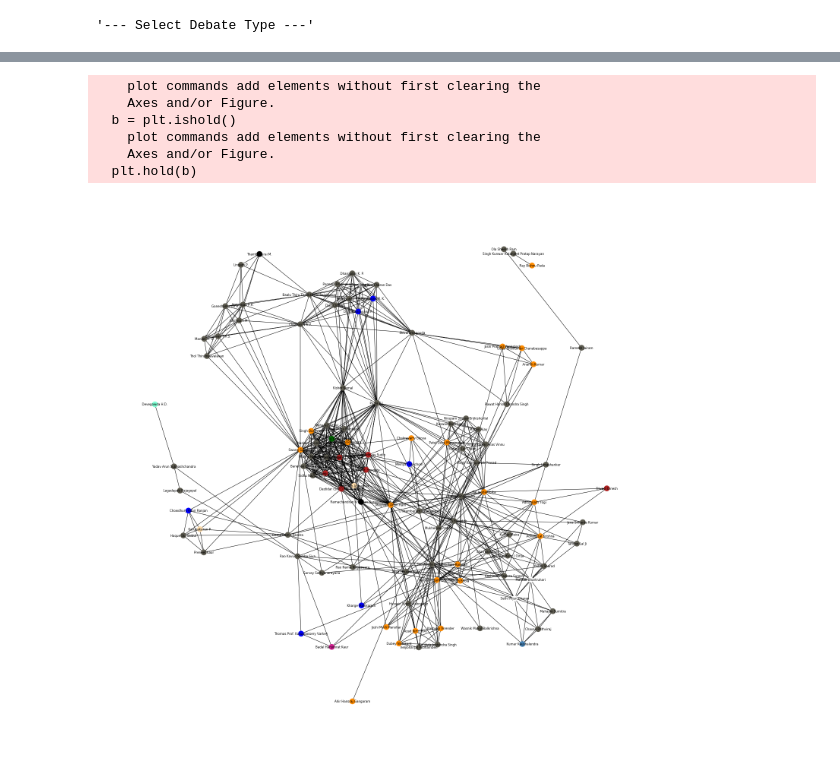
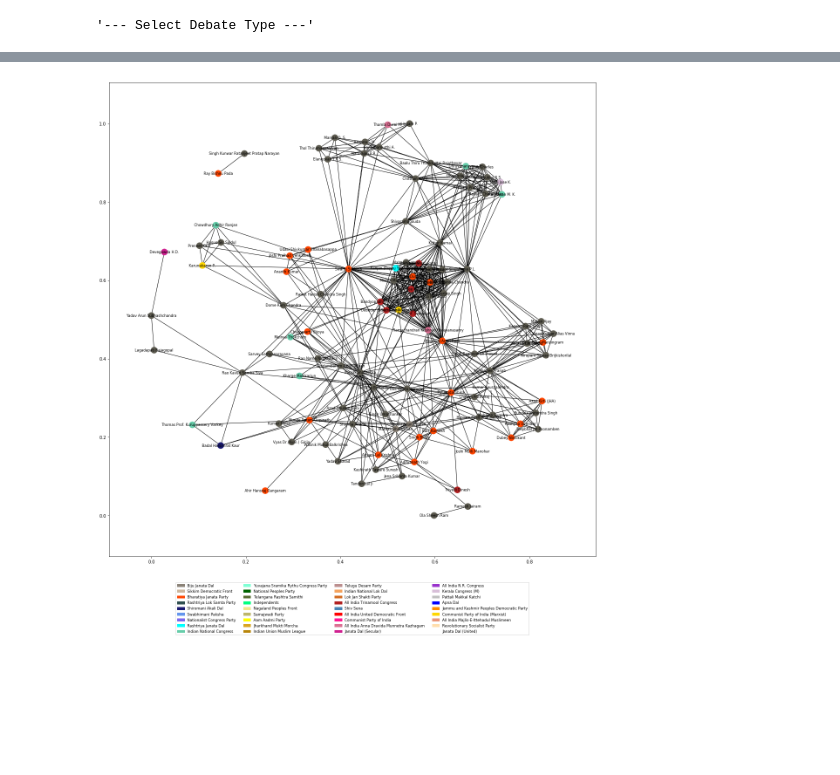
Before and after one commit to aditimavalankar/elec-pred, a Jupyter notebook: Code/Graph.ipynb, the cells around one changed output, grey strips where cells are left out. Drawn from its saved outputs; the diff is of its cells as text; code cells hidden in the pictures; blank space fills up the shorter version.

Commit message:
Graphs

```diff
--- a/Code/Graph.ipynb
+++ b/Code/Graph.ipynb
@@ -91,17 +93,18 @@ member_details
 # %%
-parties = set([])
+parties = []
 
 for rec in member_details:
-    parties.add(member_details[rec][0])
+    if member_details[rec][0] not in parties:
+        parties.append(member_details[rec][0])
 # %%
-colors = ['8b8378', 'cdb79e', '000000', '2f4f4f', '191970', '6495ed', '7b68ee', '00ffff', '66cdaa', '7fffd4', '006400', '556b2f', '00ff7f', 'f0e68c', 'bdb76b', 'ffff00', 'daa520', 'b8860b', 'bc8f8f', 'f4a460', 'd2691e', 'b22222', '4682b4', 'ff0000', 'ff1493', 'db7093', 'd02090', '9932cc', 'd8bfd8', 'bebebe', '0000ff', 'ff8c00', 'ffd700', 'e9967a', 'ffdead', 'ffffff']
+colors = ['#8b8378', '#cdb79e', '#ff4500', '#2f4f4f', '#191970', '#6495ed', '#7b68ee', '#00ffff', '#66cdaa', '#7fffd4', '#006400', '#556b2f', '#00ff7f', '#f0e68c', '#bdb76b', '#ffff00', '#daa520', '#b8860b', '#bc8f8f', '#f4a460', '#d2691e', '#b22222', '#4682b4', '#ff0000', '#ff1493', '#db7093', '#d02090', '#9932cc', '#d8bfd8', '#bebebe', '#0000ff', '#ff8c00', '#ffd700', '#e9967a', '#ffdead', '#ffffff']
 
 parties = list(parties)
 
 color_map = {}
 
 for i in range(len(parties)):
-    color_map[parties[i]] = '#' + colors[i]
+    color_map[parties[i]] = colors[i]
 # %%
 G = nx.Graph()
 nodes = set([])
@@ -207,22 +210,31 @@ for e in edge_weights:
     edges.append((e[0], e[1], edge_weights[e]))
 # %%
 G.add_weighted_edges_from(edges)
+# %%
+legend_list = []
+
+for i in range(len(parties)):
+    legend_list.append(mpatches.Patch(color = colors[i], label = parties[i]))
+
+fontp = FontProperties()
+fontp.set_size('small')
 # %%
-pos = nx.fruchterman_reingold_layout(G, weight = '0')
+#fig = plt.figure()
+#ax = plt.subplot(111)
+#box = ax.get_position()
+#ax.set_position([box.x0, box.y0, box.width * 0.8, box.height])
+
+
+pos = nx.fruchterman_reingold_layout(G)
 
 pylab.figure(1, figsize = (20, 20))
-nx.draw(G, pos, with_labels = True, node_color = candidate_color, node_size = 200, font_size = 8)
+nx.draw_networkx(G, pos, with_labels = True, node_color = candidate_color, node_size = 200, font_size = 8, label = 'abcd')
+plt.legend(handles = legend_list, loc = 'upper center', bbox_to_anchor = (0.5, -0.05), prop = fontp, ncol = 4)
 
 #nx.draw_graphviz(G, with_labels = True, layout = 'random_layout')
 plt.savefig('interaction_graph.png')
 # %% [output]
-    plot commands add elements without first clearing the
-    Axes and/or Figure.
-  b = plt.ishold()
-    plot commands add elements without first clearing the
-    Axes and/or Figure.
-  plt.hold(b)
-[figure, old version]
+[figure, new version]
 # %%
 nx.write_graphml(G, 'network.graphml')
 # %%
```
Also changed, not shown: parts of 3 cells of this notebook, 1 other file.
